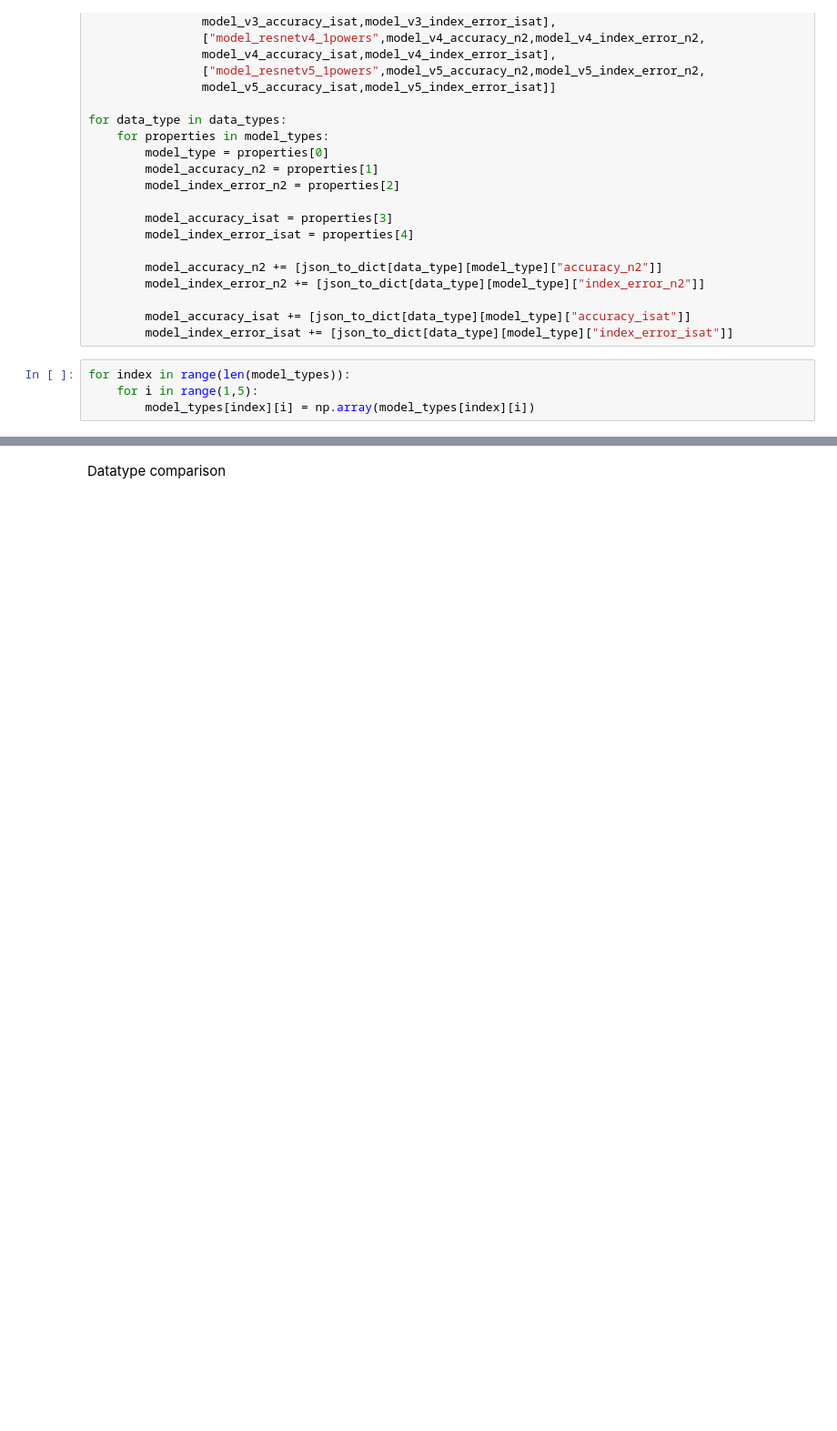
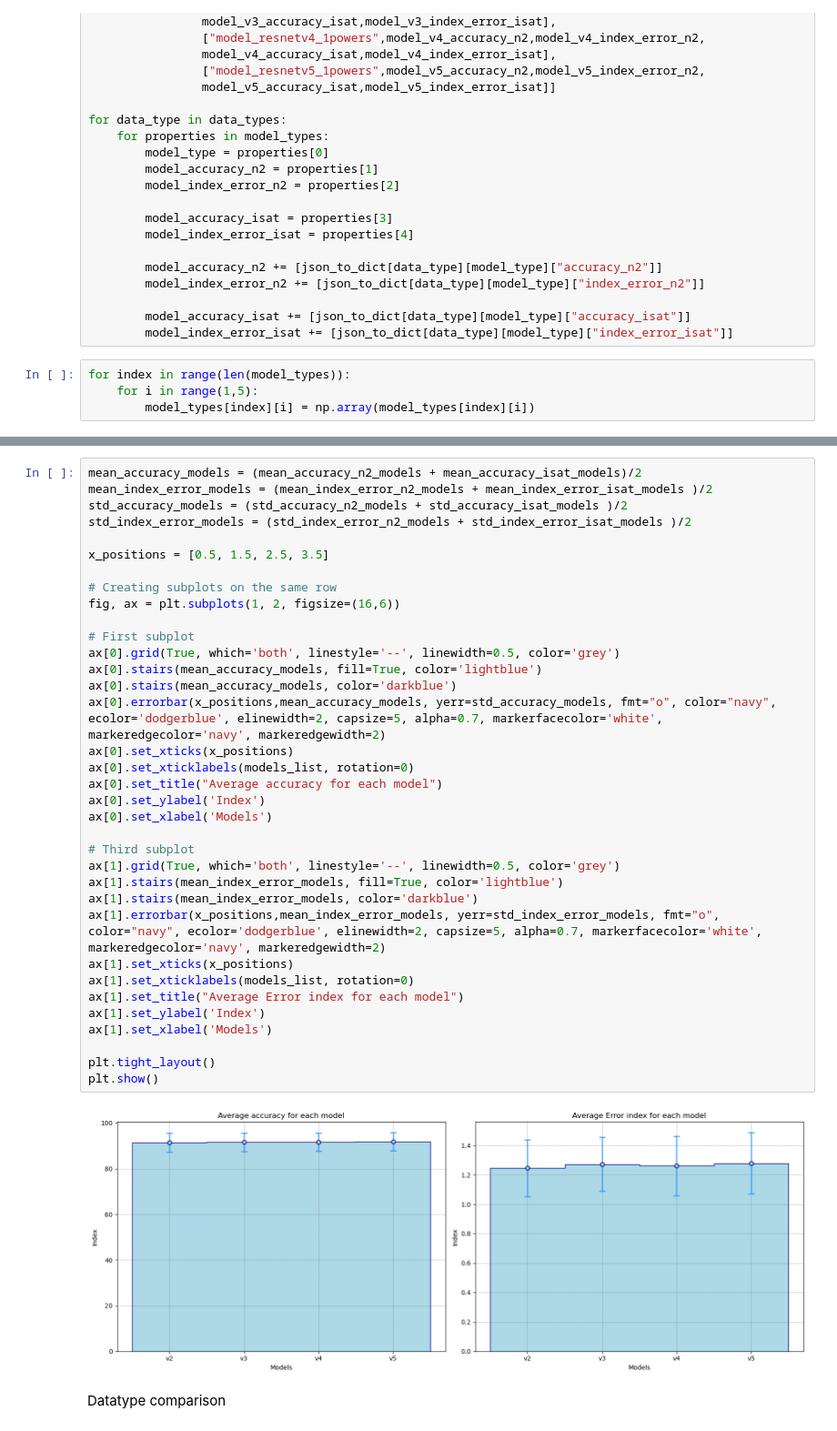
Before and after one commit to Quantum-Optics-LKB/xp2nlse-ml, a Jupyter notebook: single_power/benchmark_visualizer_single_power.ipynb, the cells around one changed output, grey strips where cells are left out. Shown at 91% size. Saved outputs shown, nothing was run; the diff lists cells and outputs as text; blank space fills up the shorter version.

```diff
--- a/single_power/benchmark_visualizer_single_power.ipynb
+++ b/single_power/benchmark_visualizer_single_power.ipynb
@@ -151,3 +156,40 @@ plt.show()
+# %%
+mean_accuracy_models = (mean_accuracy_n2_models + mean_accuracy_isat_models)/2
+mean_index_error_models = (mean_index_error_n2_models + mean_index_error_isat_models )/2
+std_accuracy_models = (std_accuracy_n2_models + std_accuracy_isat_models )/2
+std_index_error_models = (std_index_error_n2_models + std_index_error_isat_models )/2
+
+x_positions = [0.5, 1.5, 2.5, 3.5]
+
+# Creating subplots on the same row
+fig, ax = plt.subplots(1, 2, figsize=(16,6))
+
+# First subplot
+ax[0].grid(True, which='both', linestyle='--', linewidth=0.5, color='grey')
+ax[0].stairs(mean_accuracy_models, fill=True, color='lightblue')
+ax[0].stairs(mean_accuracy_models, color='darkblue')
+ax[0].errorbar(x_positions,mean_accuracy_models, yerr=std_accuracy_models, fmt="o", color="navy", ecolor='dodgerblue', elinewidth=2, capsize=5, alpha=0.7, markerfacecolor='white', markeredgecolor='navy', markeredgewidth=2)
+ax[0].set_xticks(x_positions)
+ax[0].set_xticklabels(models_list, rotation=0)
+ax[0].set_title("Average accuracy for each model")
+ax[0].set_ylabel('Index')
+ax[0].set_xlabel('Models')
+
+# Third subplot
+ax[1].grid(True, which='both', linestyle='--', linewidth=0.5, color='grey')
+ax[1].stairs(mean_index_error_models, fill=True, color='lightblue')
+ax[1].stairs(mean_index_error_models, color='darkblue')
+ax[1].errorbar(x_positions,mean_index_error_models, yerr=std_index_error_models, fmt="o", color="navy", ecolor='dodgerblue', elinewidth=2, capsize=5, alpha=0.7, markerfacecolor='white', markeredgecolor='navy', markeredgewidth=2)
+ax[1].set_xticks(x_positions)
+ax[1].set_xticklabels(models_list, rotation=0)
+ax[1].set_title("Average Error index for each model")
+ax[1].set_ylabel('Index')
+ax[1].set_xlabel('Models')
+
+plt.tight_layout()
+plt.show()
+# %% [output]
+[figure, added]
 # %% [markdown]
 Datatype comparison
 # %%
```
Also changed, not shown: parts of 12 cells of this notebook, 7 other files.
